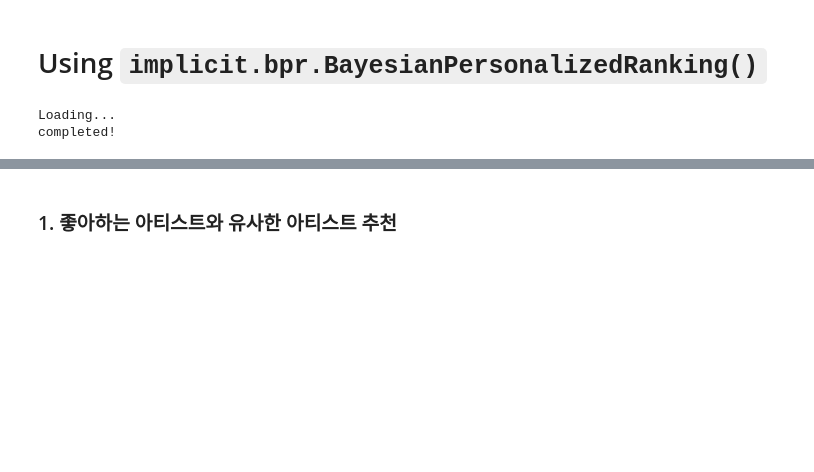
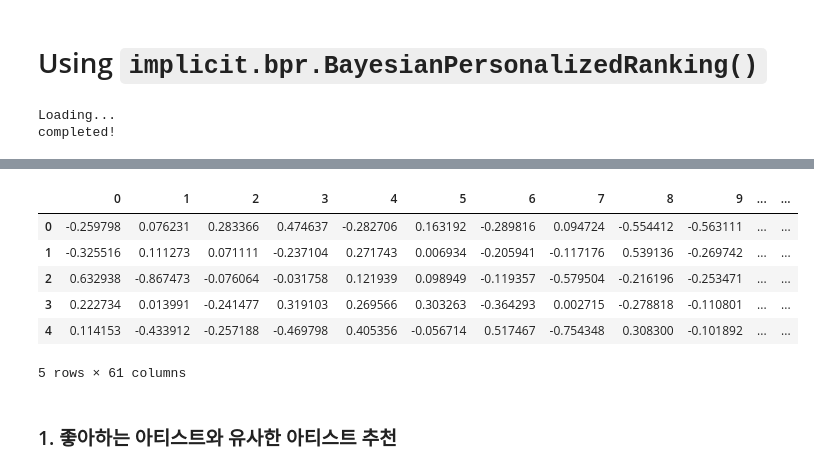
Before and after one commit to KimRass/warehouse, a Jupyter notebook: Data Science/Machine Learning/Recommender System/Last.fm & Bayesian Personalized Ranking (NumPy).ipynb, the cells around one changed output, grey strips where cells are left out. Cells and saved outputs as stored; diff of their text form; code cells hidden in the pictures; blank space fills up the shorter version.

```diff
--- a/Data Science/Machine Learning/Recommender System/Last.fm & Bayesian Personalized Ranking (NumPy).ipynb
+++ b/Data Science/Machine Learning/Recommender System/Last.fm & Bayesian Personalized Ranking (NumPy).ipynb
@@ -303,3 +258,13 @@ user_embs_df.sample(5)
+# %%
+user_embs.head()
+# %% [output]
+|  | 0 | 1 | 2 | 3 | 4 | 5 | 6 | 7 | 8 | 9 | ... | ... |
+| 0 | -0.259798 | 0.076231 | 0.283366 | 0.474637 | -0.282706 | 0.163192 | -0.289816 | 0.094724 | -0.554412 | -0.563111 | ... | ... |
+| 1 | -0.325516 | 0.111273 | 0.071111 | -0.237104 | 0.271743 | 0.006934 | -0.205941 | -0.117176 | 0.539136 | -0.269742 | ... | ... |
+| 2 | 0.632938 | -0.867473 | -0.076064 | -0.031758 | 0.121939 | 0.098949 | -0.119357 | -0.579504 | -0.216196 | -0.253471 | ... | ... |
+| 3 | 0.222734 | 0.013991 | -0.241477 | 0.319103 | 0.269566 | 0.303263 | -0.364293 | 0.002715 | -0.278818 | -0.110801 | ... | ... |
+| 4 | 0.114153 | -0.433912 | -0.257188 | -0.469798 | 0.405356 | -0.056714 | 0.517467 | -0.754348 | 0.308300 | -0.101892 | ... | ... |
+5 rows × 61 columns
 # %% [markdown]
 ### 1. 좋아하는 아티스트와 유사한 아티스트 추천
 # %%
```
Also changed, not shown: parts of 41 cells of this notebook, 4 other files.
